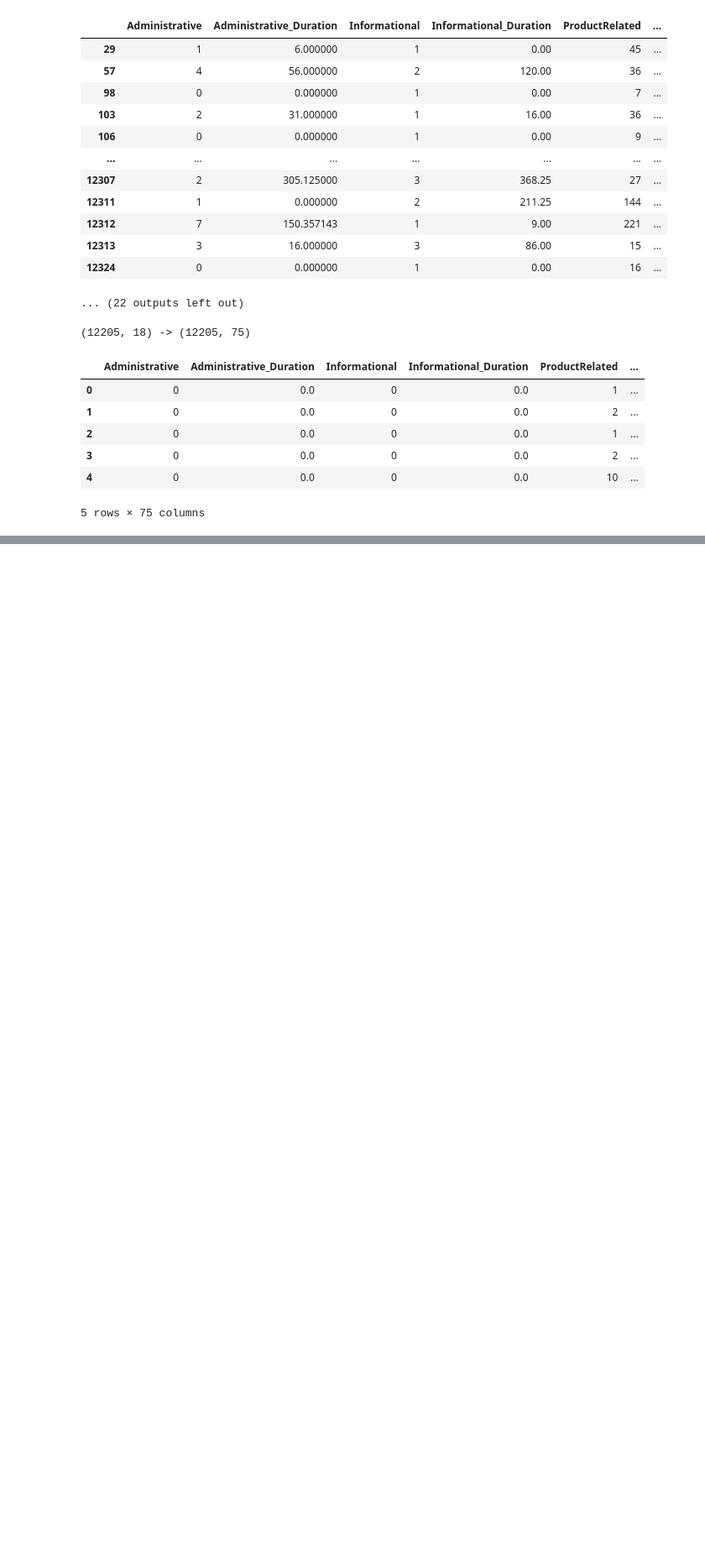
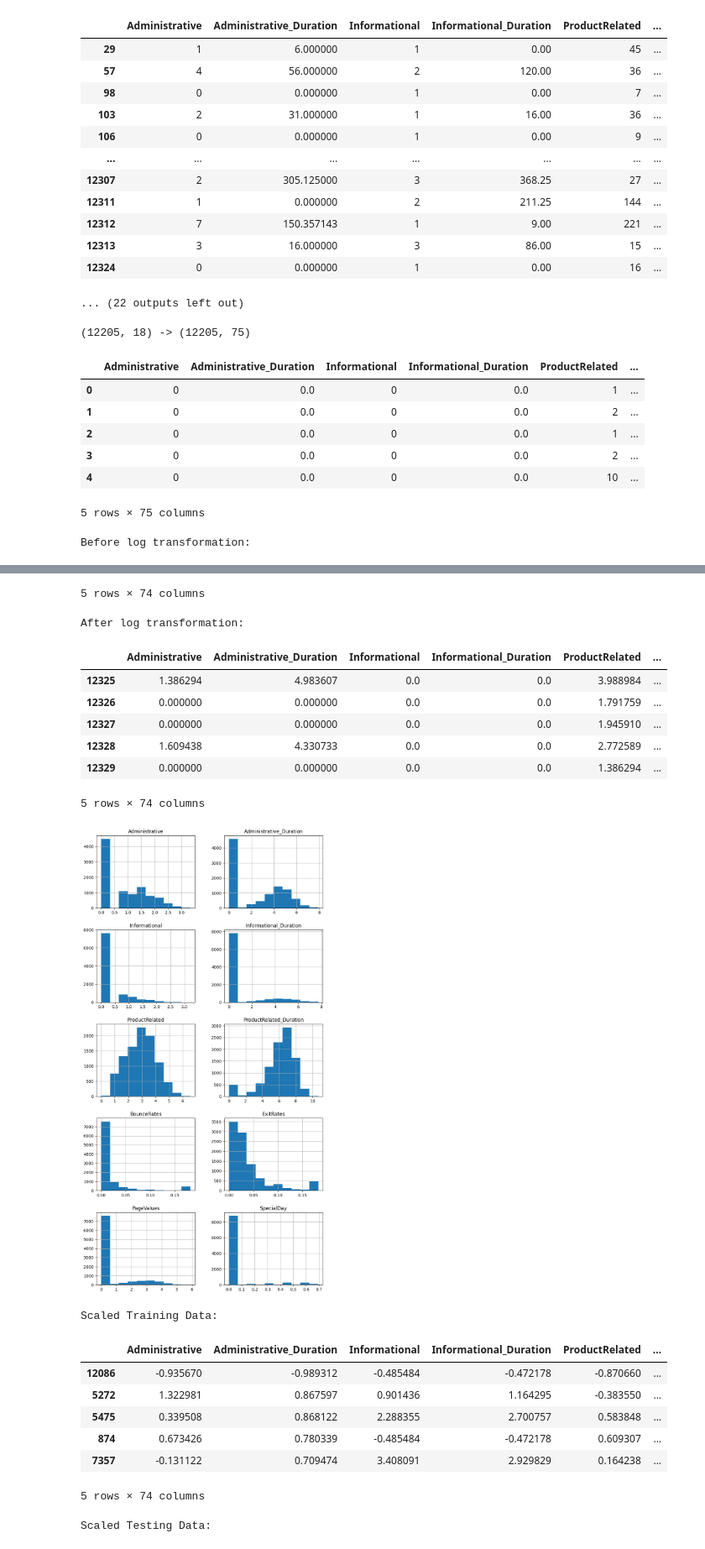
Before and after one commit to b00098368-bot/CMP_466_Project, a Jupyter notebook: purchase_intention_prediction.ipynb, the cells around one changed output, grey strips where cells are left out. Shown at 84% size. Drawn from its saved outputs; the diff is of its cells as text; code cells hidden in the pictures; blank space fills up the shorter version.

Commit message:
did log transformation and standardisation

```diff
--- a/purchase_intention_prediction.ipynb
+++ b/purchase_intention_prediction.ipynb
@@ -290,3 +290,58 @@ display(df_final.head())
 | 3 | 0 | 0.0 | 0 | 0.0 | 2 | ... |
 | 4 | 0 | 0.0 | 0 | 0.0 | 10 | ... |
 5 rows × 75 columns
+# %%
+import numpy as np
+import pandas as pd
+import matplotlib.pyplot as plt
+from sklearn.model_selection import train_test_split
+from sklearn.preprocessing import StandardScaler
+
+# Separate features and target
+X = df_final.drop(columns=['Revenue'])
+y = df_final['Revenue']
+
+print("Before log transformation:")
+display(X.tail())
+
+# Apply log transformation to numerical features c
+X = X.copy()
+X[numerical_features] = np.log1p(X[numerical_features])
+
+print("After log transformation:")
+display(X.tail())
+
+# Train-Test Split
+X_train, X_test, y_train, y_test = train_test_split(
+    X, y, test_size=0.2, random_state=42
+)
+
+#  Plot histograms from the training set
+X_train.hist(figsize=(10, 20), column=numerical_features, layout=(5, 2))
+plt.show()
+
+
+X_train_scaled = X_train.copy()
+X_test_scaled = X_test.copy()
+
+# Fit and transform numerical features
+scaler = StandardScaler()
+
+# Fit on TRAIN, transform TRAIN
+X_train_scaled[numerical_features] = scaler.fit_transform(X_train[numerical_features])
+
+# Transform TEST using the TRAIN scaler
+X_test_scaled[numerical_features] = scaler.transform(X_test[numerical_features])
+
+# Check final outputs
+print("Scaled Training Data:")
+display(X_train_scaled.tail())
+
+print("Scaled Testing Data:")
+display(X_test_scaled.tail())
+
+# Histogram of scaled training data
+X_train_scaled.hist(figsize=(10, 20), column=numerical_features, layout=(5, 2))
+plt.show()
+# %% [output]
+Before log transformation:
@@ -292,0 +354,19 @@ display(df_final.head())
+5 rows × 74 columns
+After log transformation:
+|  | Administrative | Administrative_Duration | Informational | Informational_Duration | ProductRelated | ... |
+| 12325 | 1.386294 | 4.983607 | 0.0 | 0.0 | 3.988984 | ... |
+| 12326 | 0.000000 | 0.000000 | 0.0 | 0.0 | 1.791759 | ... |
+| 12327 | 0.000000 | 0.000000 | 0.0 | 0.0 | 1.945910 | ... |
+| 12328 | 1.609438 | 4.330733 | 0.0 | 0.0 | 2.772589 | ... |
+| 12329 | 0.000000 | 0.000000 | 0.0 | 0.0 | 1.386294 | ... |
+5 rows × 74 columns
+[figure, added]
+Scaled Training Data:
+|  | Administrative | Administrative_Duration | Informational | Informational_Duration | ProductRelated | ... |
+| 12086 | -0.935670 | -0.989312 | -0.485484 | -0.472178 | -0.870660 | ... |
+| 5272 | 1.322981 | 0.867597 | 0.901436 | 1.164295 | -0.383550 | ... |
+| 5475 | 0.339508 | 0.868122 | 2.288355 | 2.700757 | 0.583848 | ... |
+| 874 | 0.673426 | 0.780339 | -0.485484 | -0.472178 | 0.609307 | ... |
+| 7357 | -0.131122 | 0.709474 | 3.408091 | 2.929829 | 0.164238 | ... |
+5 rows × 74 columns
+Scaled Testing Data:
```
Also changed, not shown: parts of 2 cells of this notebook.
